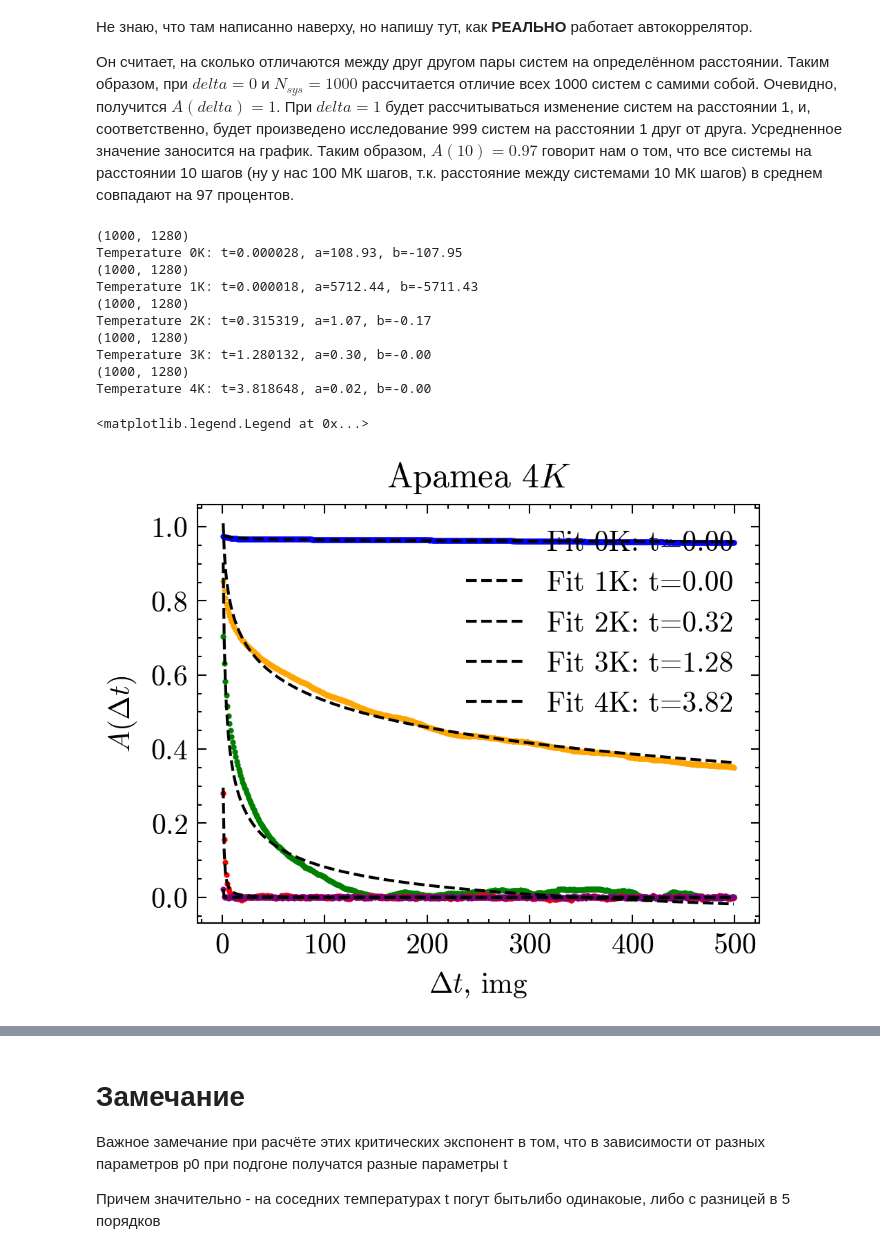
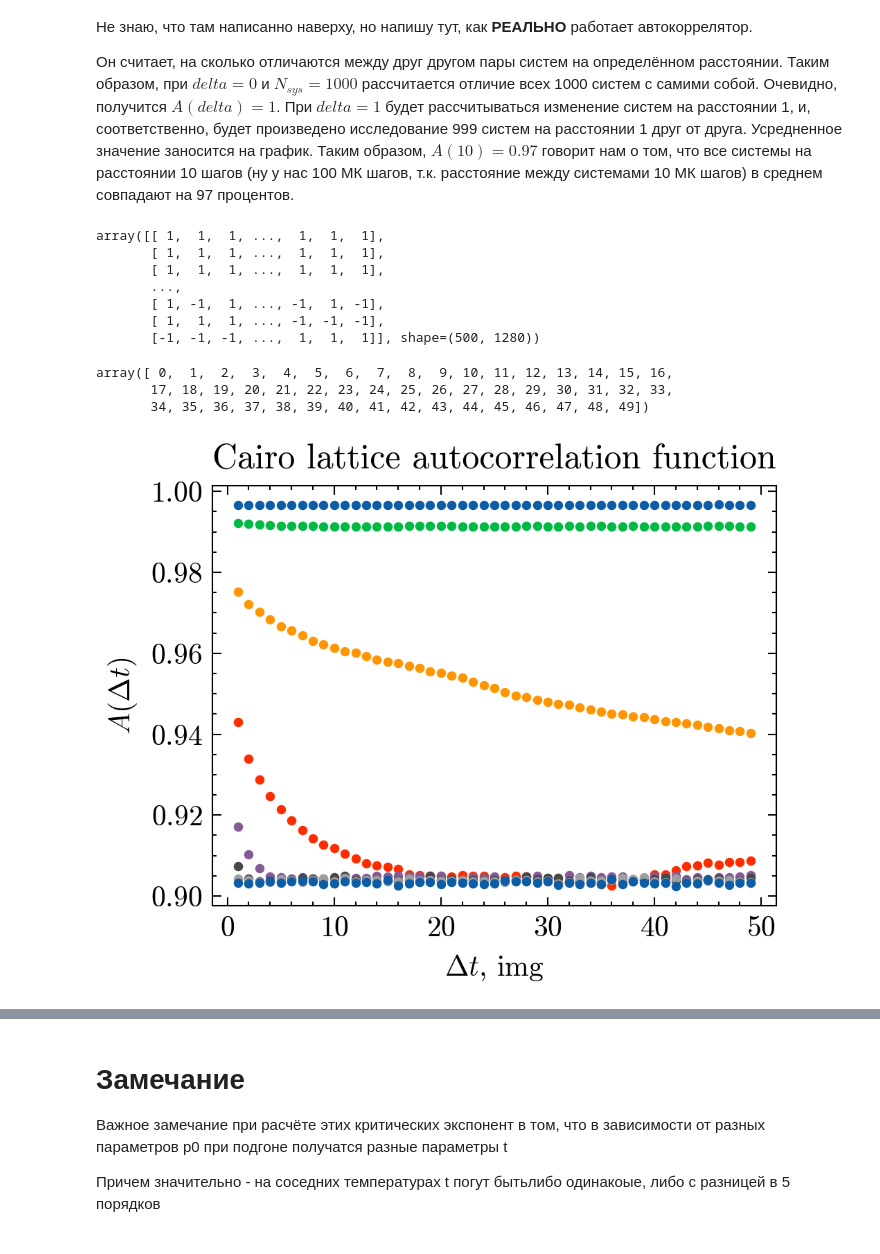
Before and after one commit to Faikert/autocorrelator_2030, a Jupyter notebook: data/autocorrelation.ipynb, the cells around one changed output, grey strips where cells are left out. Cells and saved outputs as stored; diff of their text form; code cells hidden in the pictures.

```diff
--- a/data/autocorrelation.ipynb
+++ b/data/autocorrelation.ipynb
@@ -43,7 +44,7 @@ def load_file_2(filename):
         temp = np.array([], dtype=int)
         step = np.array([], dtype=int)
         state = np.array([], dtype=np.ndarray)
-        for line in f.readlines():
+        for line in tqdm(f.readlines()):
             tmp = np.array([-1 if int(s) else 1 for s in re.findall(r"(?<=state=)\d+", line)[0]], dtype=int)
             state = np.vstack([state, tmp]) if state.size else tmp
             temp = np.append(temp, int(re.findall(r"(?<=_)\d+", line)[0]))
@@ -51,56 +52,84 @@ def load_file_2(filename):
             #print(*re.findall(r"(?<=_)\d+", line), *re.findall(r"(?<=state=)\d+", line))
     return temp, step, state
 
+def load_file_2(filename):
+    with open(filename) as f:
+        lines = f.readlines()
+        n = len(lines)
+
+        # Определяем размер state
+        first_line = lines[0]
+        state_str = re.findall(r"(?<=state=)\d+", first_line)[0]
+        state_size = len(state_str)
+
+        # Создаем массивы через empty
+        temp = np.empty(n, dtype=int)
+        step = np.empty(n, dtype=int)
+        state = np.empty((n, state_size), dtype=int)
+
+        for i, line in enumerate(tqdm(lines)):
+            state_str = re.findall(r"(?<=state=)\d+", line)[0]
+            state[i] = np.array([-1 if int(s) else 1 for s in state_str], dtype=int)
+
+            temp_vals = re.findall(r"(?<=_)\d+", line)
+            temp[i] = int(temp_vals[0])
+            step[i] = int(temp_vals[1])
+
+    return temp, step, state
+
 
 temp, step, state = load_file_2("apamea_result_100.txt")
 state[temp==0][np.argsort(step[temp == 0])]
 s = state[temp == 0][np.argsort(step[temp == 0])]
+state
+# %% [output]
+array([[ 1,  1,  1, ...,  1,  1,  1],
+       [ 1,  1,  1, ...,  1,  1,  1],
+       [ 1,  1,  1, ...,  1,  1,  1],
+       ...,
+       [ 1, -1,  1, ..., -1,  1, -1],
+       [ 1,  1,  1, ..., -1, -1, -1],
+       [-1, -1, -1, ...,  1,  1,  1]], shape=(500, 1280))
 # %%
-temp, step, state = load_file_2("apamea_result_1000.txt")
+temp, step, state = load_file_2("cairo_results.txt")
 T_list = np.unique(temp)
+# %% [output]
+array([ 0,  1,  2,  3,  4,  5,  6,  7,  8,  9, 10, 11, 12, 13, 14, 15, 16,
+       17, 18, 19, 20, 21, 22, 23, 24, 25, 26, 27, 28, 29, 30, 31, 32, 33,
+       34, 35, 36, 37, 38, 39, 40, 41, 42, 43, 44, 45, 46, 47, 48, 49])
 # %%
 plt.figure(dpi=300)
-plt.title(fr'Apamea ${4}K$')
+plt.title(fr'Cairo lattice autocorrelation function')
 plt.xlabel(r'$\Delta t$, img')
 plt.ylabel(r'$A( \Delta t)$')
 
 colors = ["blue", "orange", "green", "red", "purple", "brown", "pink", "gray", "olive", "cyan"]
 
 def f(x, t, a, b ):
-    return a * x ** -t + b
+    return a*np.exp(-x/t) +b
+    # return x ** -t
 
 
-for T in T_list:
+for T in T_list[10:18]:
     spins = state[temp==T][np.argsort(step[temp == T])]
-
-    print(spins.shape)
-    n = 500
+    n = 50
     ydata = np.array([])
     for delta in range(1, n):
         c = np.array([])
         for i in range(1000 - delta):
             c = np.append(c, (spins[i] * spins[i+delta]).mean())
         #print(delta, c.shape)
         #plt.scatter([delta]*len(c), c, s=1)
-        plt.scatter(delta, c.mean(), color=colors[T], s=1)#, label=f'{T}K' if delta==1 else "")
+        #plt.scatter(delta, c.mean(), color=colors[T], s=1, label=f'{T}K' if delta==1 else "")
         ydata = np.append(ydata, c.mean())
     xdata = np.arange(1, n)
-    popt, pcov = curve_fit(f, xdata, ydata, maxfev=10000)
-    plt.plot(xdata, f(xdata, *popt), color='black', linestyle='--', label=f'Fit {T}K: t={popt[0]:.2f}')
-    print(f'Temperature {T}K: t={popt[0]:.6f}, a={popt[1]:.2f}, b={popt[2]:.2f}')
+    #ydata /= ydata[0]
+    plt.scatter(xdata, ydata,  s=5, label=f'{T}K')
+    # popt, pcov = curve_fit(f, xdata, ydata, maxfev=10000)
+    # plt.plot(xdata, f(xdata, *popt), color='black', linestyle='--', label=f'Fit {T}K: t={popt[0]:.2f}')
+    # print(f'Temperature {T}K: t={popt[0]:.2e}, a={popt[1]:.2f}, b={popt[2]:.2f}')
     #plt.savefig(f"3D_ASI_autocorrelation_{T}K.pdf")
 
-plt.legend()
+# plt.legend()
 # %% [output]
-(1000, 1280)
-Temperature 0K: t=0.000028, a=108.93, b=-107.95
-(1000, 1280)
-Temperature 1K: t=0.000018, a=5712.44, b=-5711.43
-(1000, 1280)
-Temperature 2K: t=0.315319, a=1.07, b=-0.17
-(1000, 1280)
-Temperature 3K: t=1.280132, a=0.30, b=-0.00
-(1000, 1280)
-Temperature 4K: t=3.818648, a=0.02, b=-0.00
-<matplotlib.legend.Legend at 0x...>
-[figure, old version]
+[figure, new version]
```
Also changed, not shown: parts of 2 cells of this notebook, 1 other file.
